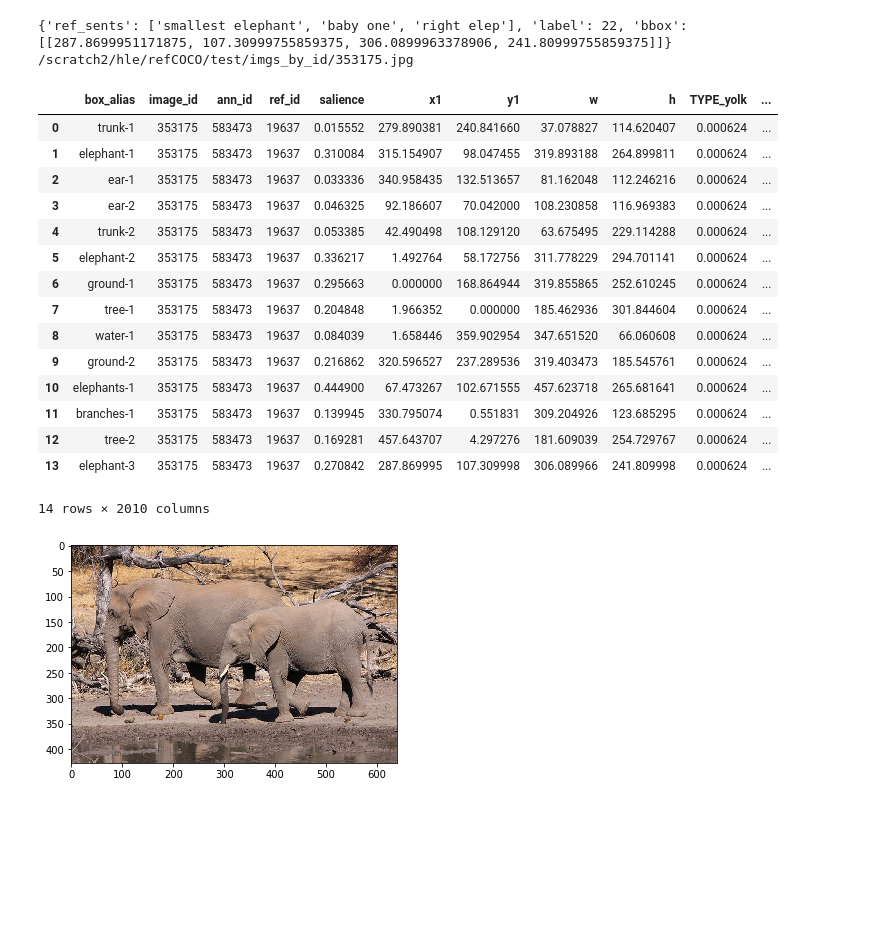
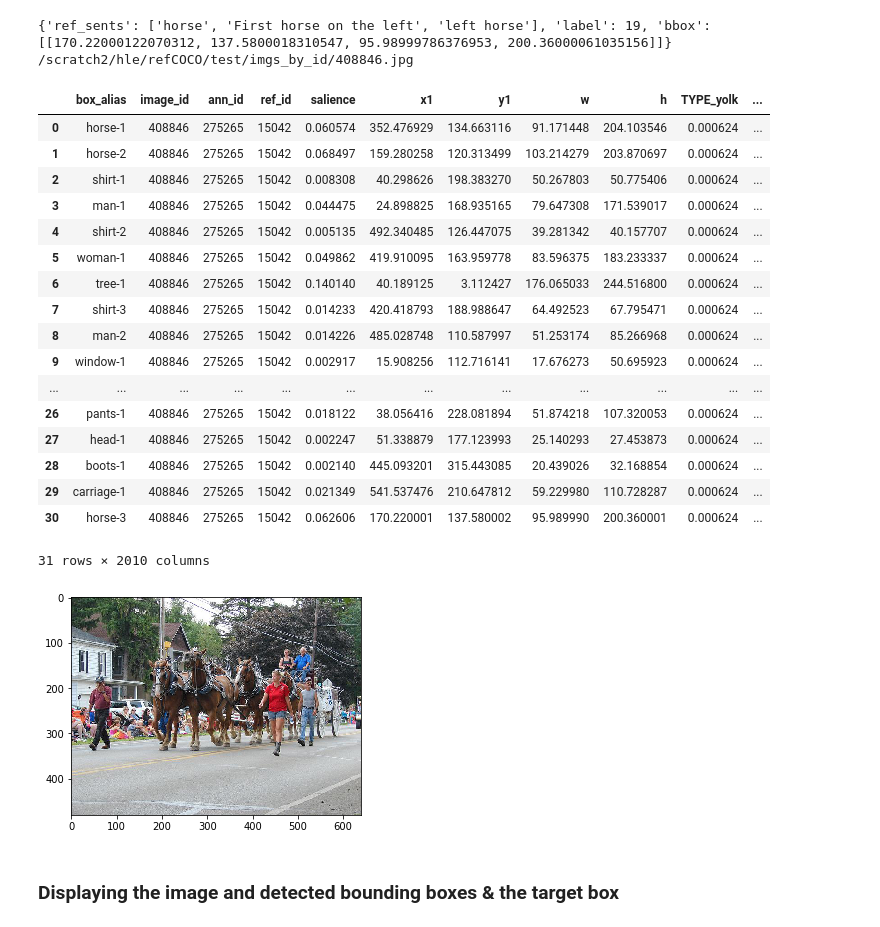
Before and after one commit to taufiqhusada/rsa_referring_expression, a Jupyter notebook: Demo_compute_expression_with_rsa.ipynb, the cells around one changed output. Saved outputs shown, nothing was run; the diff lists cells and outputs as text; code cells hidden in the pictures; blank space fills up the shorter version.

Commit message:
add target label box matching file, minor update to rsa, update the demo notebook

```diff
--- a/Demo_compute_expression_with_rsa.ipynb
+++ b/Demo_compute_expression_with_rsa.ipynb
@@ -13,40 +13,44 @@ with open('config.json') as config_file:
     config = json.load(config_file)
 data_path = config['data_path']
 # %%
-file_id = 8#4103#1784#137#67#21540#3278#182
+file_id = 1802#4103#1784#137#67#21540#3278#182
 
 df = pd.read_csv(os.path.join(data_path,f'refCOCO/test/attr_tables_with_target_box/attr_{file_id}.tsv'), encoding='utf-8',sep='\t')
 # df = pd.read_csv(os.path.join(data_path,f'refCOCO/test/attr_tables/attr_{file_id}.tsv'), encoding='utf-8',sep='\t')
 with open(os.path.join(data_path,f'refCOCO/test/labels/lab_{file_id}.json')) as json_file:
     label = json.load(json_file)
 refs = [[r] for r in label['ref_sents']]
 print(label)
 img_id = df['image_id'][0]
 filename = os.path.join(data_path, f'refCOCO/test/imgs_by_id/{img_id}.jpg')
 print(filename)
 image = plt.imread(filename)
 plt.imshow(image)
 df
 # %% [output]
-{'ref_sents': ['smallest elephant', 'baby one', 'right elep'], 'label': 22, 'bbox': [[287.8699951171875, 107.30999755859375, 306.0899963378906, 241.80999755859375]]}
-/scratch2/hle/refCOCO/test/imgs_by_id/353175.jpg
+{'ref_sents': ['horse', 'First horse on the left', 'left horse'], 'label': 19, 'bbox': [[170.22000122070312, 137.5800018310547, 95.98999786376953, 200.36000061035156]]}
+/scratch2/hle/refCOCO/test/imgs_by_id/408846.jpg
 |  | box_alias | image_id | ann_id | ref_id | salience | x1 | y1 | w | h | TYPE_yolk | ... |
-| 0 | trunk-1 | 353175 | 583473 | 19637 | 0.015552 | 279.890381 | 240.841660 | 37.078827 | 114.620407 | 0.000624 | ... |
-| 1 | elephant-1 | 353175 | 583473 | 19637 | 0.310084 | 315.154907 | 98.047455 | 319.893188 | 264.899811 | 0.000624 | ... |
-| 2 | ear-1 | 353175 | 583473 | 19637 | 0.033336 | 340.958435 | 132.513657 | 81.162048 | 112.246216 | 0.000624 | ... |
-| 3 | ear-2 | 353175 | 583473 | 19637 | 0.046325 | 92.186607 | 70.042000 | 108.230858 | 116.969383 | 0.000624 | ... |
-| 4 | trunk-2 | 353175 | 583473 | 19637 | 0.053385 | 42.490498 | 108.129120 | 63.675495 | 229.114288 | 0.000624 | ... |
-| 5 | elephant-2 | 353175 | 583473 | 19637 | 0.336217 | 1.492764 | 58.172756 | 311.778229 | 294.701141 | 0.000624 | ... |
-| 6 | ground-1 | 353175 | 583473 | 19637 | 0.295663 | 0.000000 | 168.864944 | 319.855865 | 252.610245 | 0.000624 | ... |
-| 7 | tree-1 | 353175 | 583473 | 19637 | 0.204848 | 1.966352 | 0.000000 | 185.462936 | 301.844604 | 0.000624 | ... |
-| 8 | water-1 | 353175 | 583473 | 19637 | 0.084039 | 1.658446 | 359.902954 | 347.651520 | 66.060608 | 0.000624 | ... |
-| 9 | ground-2 | 353175 | 583473 | 19637 | 0.216862 | 320.596527 | 237.289536 | 319.403473 | 185.545761 | 0.000624 | ... |
-| 10 | elephants-1 | 353175 | 583473 | 19637 | 0.444900 | 67.473267 | 102.671555 | 457.623718 | 265.681641 | 0.000624 | ... |
-| 11 | branches-1 | 353175 | 583473 | 19637 | 0.139945 | 330.795074 | 0.551831 | 309.204926 | 123.685295 | 0.000624 | ... |
-| 12 | tree-2 | 353175 | 583473 | 19637 | 0.169281 | 457.643707 | 4.297276 | 181.609039 | 254.729767 | 0.000624 | ... |
-| 13 | elephant-3 | 353175 | 583473 | 19637 | 0.270842 | 287.869995 | 107.309998 | 306.089966 | 241.809998 | 0.000624 | ... |
+| 0 | horse-1 | 408846 | 275265 | 15042 | 0.060574 | 352.476929 | 134.663116 | 91.171448 | 204.103546 | 0.000624 | ... |
+| 1 | horse-2 | 408846 | 275265 | 15042 | 0.068497 | 159.280258 | 120.313499 | 103.214279 | 203.870697 | 0.000624 | ... |
+| 2 | shirt-1 | 408846 | 275265 | 15042 | 0.008308 | 40.298626 | 198.383270 | 50.267803 | 50.775406 | 0.000624 | ... |
+| 3 | man-1 | 408846 | 275265 | 15042 | 0.044475 | 24.898825 | 168.935165 | 79.647308 | 171.539017 | 0.000624 | ... |
+| 4 | shirt-2 | 408846 | 275265 | 15042 | 0.005135 | 492.340485 | 126.447075 | 39.281342 | 40.157707 | 0.000624 | ... |
+| 5 | woman-1 | 408846 | 275265 | 15042 | 0.049862 | 419.910095 | 163.959778 | 83.596375 | 183.233337 | 0.000624 | ... |
+| 6 | tree-1 | 408846 | 275265 | 15042 | 0.140140 | 40.189125 | 3.112427 | 176.065033 | 244.516800 | 0.000624 | ... |
+| 7 | shirt-3 | 408846 | 275265 | 15042 | 0.014233 | 420.418793 | 188.988647 | 64.492523 | 67.795471 | 0.000624 | ... |
+| 8 | man-2 | 408846 | 275265 | 15042 | 0.014226 | 485.028748 | 110.587997 | 51.253174 | 85.266968 | 0.000624 | ... |
+| 9 | window-1 | 408846 | 275265 | 15042 | 0.002917 | 15.908256 | 112.716141 | 17.676273 | 50.695923 | 0.000624 | ... |
+| ... | ... | ... | ... | ... | ... | ... | ... | ... | ... | ... | ... |
+| 26 | pants-1 | 408846 | 275265 | 15042 | 0.018122 | 38.056416 | 228.081894 | 51.874218 | 107.320053 | 0.000624 | ... |
+| 27 | head-1 | 408846 | 275265 | 15042 | 0.002247 | 51.338879 | 177.123993 | 25.140293 | 27.453873 | 0.000624 | ... |
+| 28 | boots-1 | 408846 | 275265 | 15042 | 0.002140 | 445.093201 | 315.443085 | 20.439026 | 32.168854 | 0.000624 | ... |
+| 29 | carriage-1 | 408846 | 275265 | 15042 | 0.021349 | 541.537476 | 210.647812 | 59.229980 | 110.728287 | 0.000624 | ... |
+| 30 | horse-3 | 408846 | 275265 | 15042 | 0.062606 | 170.220001 | 137.580002 | 95.989990 | 200.360001 | 0.000624 | ... |
-14 rows × 2010 columns
+31 rows × 2010 columns
-[figure, old version]
+[figure, new version]
+# %% [markdown]
+### Displaying the image and detected bounding boxes & the target box
 # %%
 plt.imshow(image)
 # %% [output]
```
Also changed, not shown: parts of 22 cells of this notebook, 5 other files.
